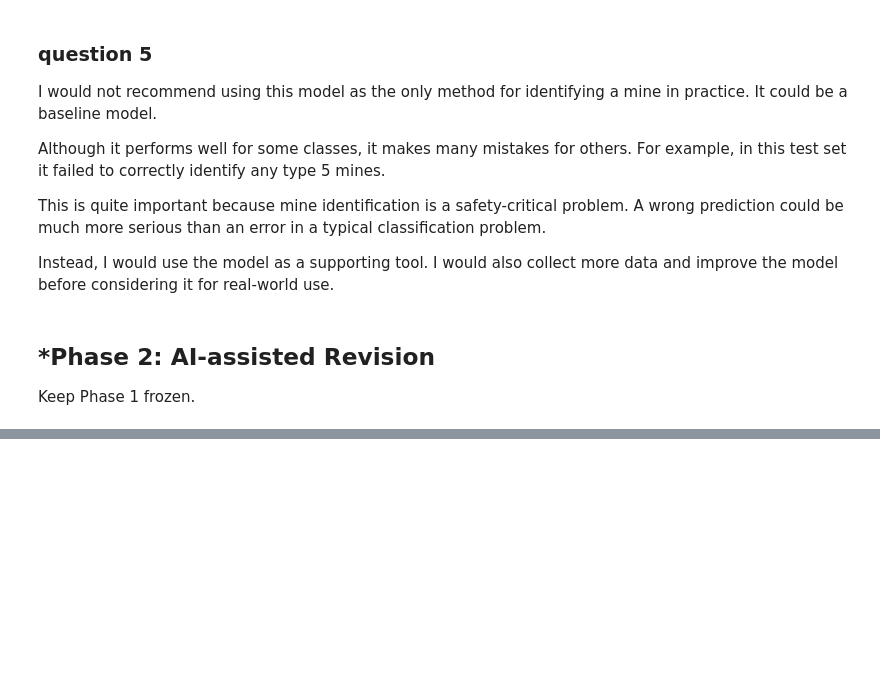
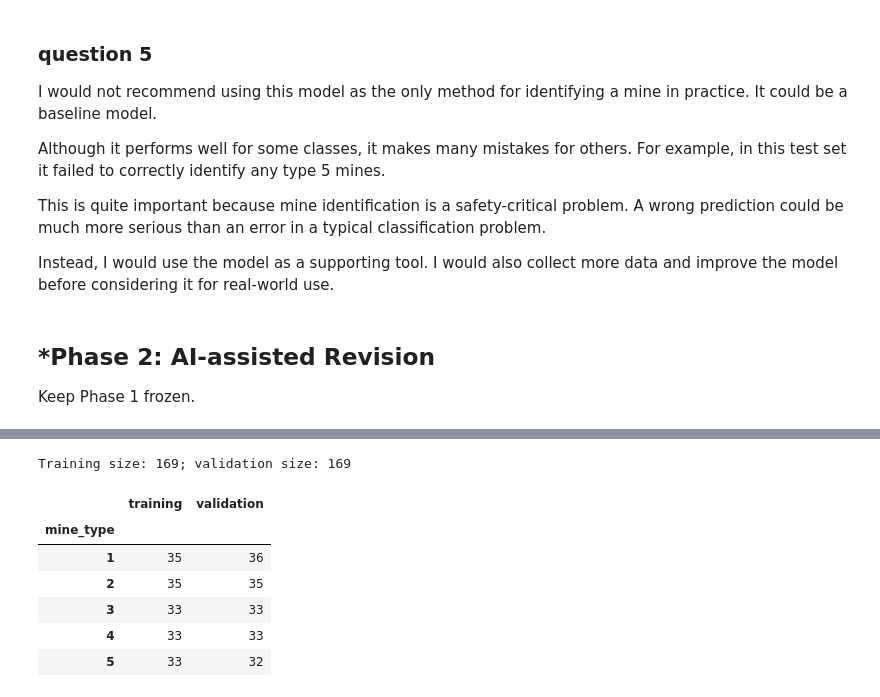
Before and after one commit to yilinw762/A03-knn, a Jupyter notebook: notebook.ipynb, the cells around one changed output, grey strips where cells are left out. Saved outputs shown, nothing was run; the diff lists cells and outputs as text; code cells hidden in the pictures; blank space fills up the shorter version.

```diff
--- a/notebook.ipynb
+++ b/notebook.ipynb
@@ -314,0 +412,21 @@ In your own words without generative AI.
+# %%
+# Q2.2: The held-out half is used for validation/model selection.
+X = df[features]
+y = df["mine_type"]
+X_train, X_val, y_train, y_val = train_test_split(
+    X, y, test_size=0.5, random_state=42, stratify=y
+)
+print(f"Training size: {len(X_train)}; validation size: {len(X_val)}")
+display(pd.DataFrame({
+    "training": y_train.value_counts().reindex(labels),
+    "validation": y_val.value_counts().reindex(labels)
+}).rename_axis("mine_type"))
+# %% [output]
+Training size: 169; validation size: 169
+|  | training | validation |
+| mine_type |  |  |
+| 1 | 35 | 36 |
+| 2 | 35 | 35 |
+| 3 | 33 | 33 |
+| 4 | 33 | 33 |
+| 5 | 33 | 32 |
```
Also changed, not shown: parts of 31 cells of this notebook.
